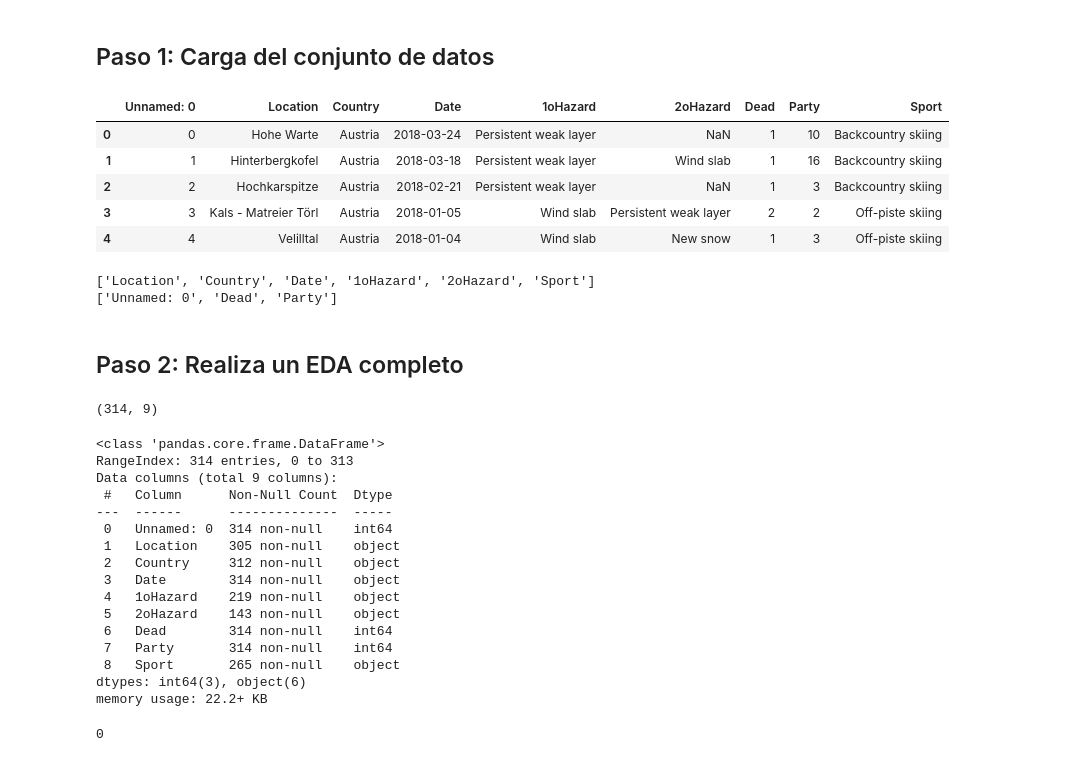
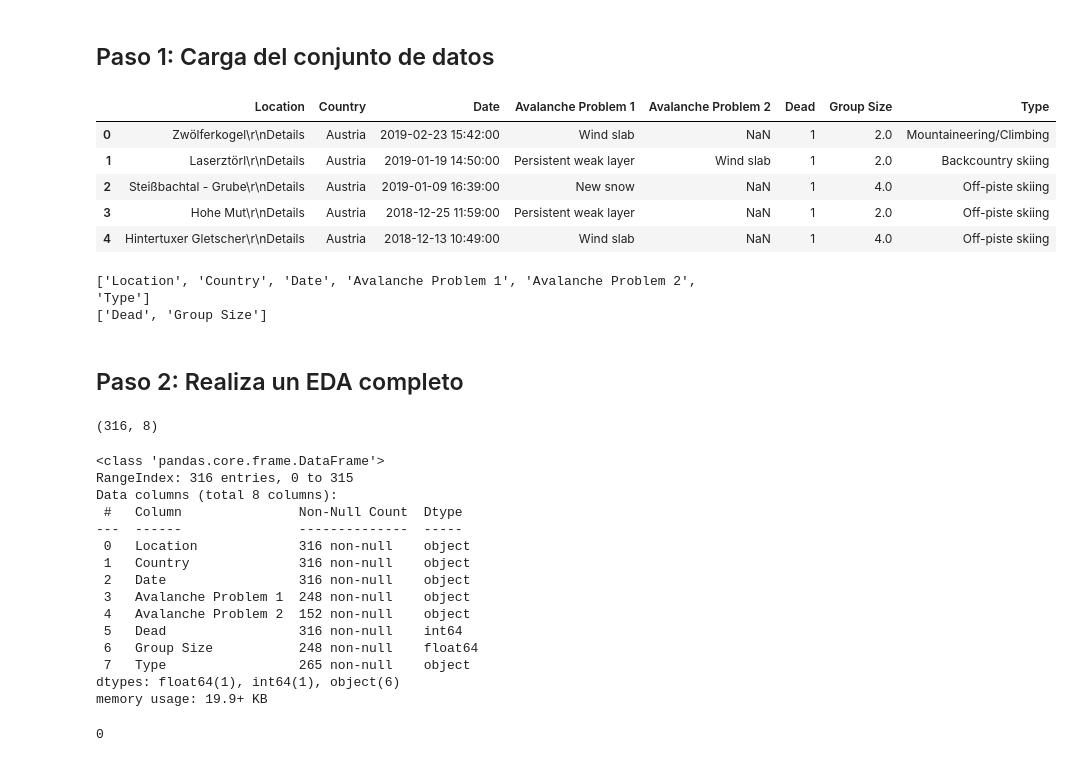
Before and after one commit to jaimed411/EUROPE-AVALANCHES-18-22, a Jupyter notebook: notebooks/explore.ipynb, the cells around one changed output. Saved outputs shown, nothing was run; the diff lists cells and outputs as text; code cells hidden in the pictures.

```diff
--- a/notebooks/explore.ipynb
+++ b/notebooks/explore.ipynb
@@ -3,18 +3,18 @@
 # %%
 # Example importing the CSV here
 
 import pandas as pd
 
 
-dataframe = pd.read_csv('C:/Users/Jaime/Desktop/PROYECTOS DATA SCIENCE/Europe-s-Avalanches-18-22/data/european_avalanches_fatalities.csv')
+dataframe = pd.read_csv('C:/Users/Jaime/Desktop/PROYECTOS DATA SCIENCE/Europe-s-Avalanches-18-22/data/avalanche_fatalities_combined_18-23.csv')
 dataframe.head()
 # %% [output]
-|  | Unnamed: 0 | Location | Country | Date | 1oHazard | 2oHazard | Dead | Party | Sport |
-| 0 | 0 | Hohe Warte | Austria | 2018-03-24 | Persistent weak layer | NaN | 1 | 10 | Backcountry skiing |
-| 1 | 1 | Hinterbergkofel | Austria | 2018-03-18 | Persistent weak layer | Wind slab | 1 | 16 | Backcountry skiing |
-| 2 | 2 | Hochkarspitze | Austria | 2018-02-21 | Persistent weak layer | NaN | 1 | 3 | Backcountry skiing |
-| 3 | 3 | Kals - Matreier Törl | Austria | 2018-01-05 | Wind slab | Persistent weak layer | 2 | 2 | Off-piste skiing |
-| 4 | 4 | Velilltal | Austria | 2018-01-04 | Wind slab | New snow | 1 | 3 | Off-piste skiing |
+|  | Location | Country | Date | Avalanche Problem 1 | Avalanche Problem 2 | Dead | Group Size | Type |
+| 0 | Zwölferkogel\r\nDetails | Austria | 2019-02-23 15:42:00 | Wind slab | NaN | 1 | 2.0 | Mountaineering/Climbing |
+| 1 | Laserztörl\r\nDetails | Austria | 2019-01-19 14:50:00 | Persistent weak layer | Wind slab | 1 | 2.0 | Backcountry skiing |
+| 2 | Steißbachtal - Grube\r\nDetails | Austria | 2019-01-09 16:39:00 | New snow | NaN | 1 | 4.0 | Off-piste skiing |
+| 3 | Hohe Mut\r\nDetails | Austria | 2018-12-25 11:59:00 | Persistent weak layer | NaN | 1 | 2.0 | Off-piste skiing |
+| 4 | Hintertuxer Gletscher\r\nDetails | Austria | 2018-12-13 10:49:00 | Wind slab | NaN | 1 | 4.0 | Off-piste skiing |
 # %%
 # Identificar el tipo de datos de cada columna
 data_types = dataframe.dtypes
@@ -26,35 +26,34 @@ numeric_columns = list(data_types[data_types != 'object'].index)
 print(categorical_columns)
 print(numeric_columns)
 # %% [output]
-['Location', 'Country', 'Date', '1oHazard', '2oHazard', 'Sport']
-['Unnamed: 0', 'Dead', 'Party']
+['Location', 'Country', 'Date', 'Avalanche Problem 1', 'Avalanche Problem 2', 'Type']
+['Dead', 'Group Size']
 # %% [markdown]
 ## Paso 2: Realiza un EDA completo
 # %%
 # Obtener las dimensiones
 dataframe.shape
 # %% [output]
-(314, 9)
+(316, 8)
 # %%
 # Obtener información sobre tipos de datos y valores no nulos
 dataframe.info()
 # %% [output]
 <class 'pandas.core.frame.DataFrame'>
-RangeIndex: 314 entries, 0 to 313
-Data columns (total 9 columns):
- #   Column      Non-Null Count  Dtype
----  ------      --------------  -----
- 0   Unnamed: 0  314 non-null    int64
- 1   Location    305 non-null    object
- 2   Country     312 non-null    object
- 3   Date        314 non-null    object
- 4   1oHazard    219 non-null    object
- 5   2oHazard    143 non-null    object
- 6   Dead        314 non-null    int64
- 7   Party       314 non-null    int64
- 8   Sport       265 non-null    object
-dtypes: int64(3), object(6)
-memory usage: 22.2+ KB
+RangeIndex: 316 entries, 0 to 315
+Data columns (total 8 columns):
+ #   Column               Non-Null Count  Dtype
+---  ------               --------------  -----
+ 0   Location             316 non-null    object
+ 1   Country              316 non-null    object
+ 2   Date                 316 non-null    object
+ 3   Avalanche Problem 1  248 non-null    object
+ 4   Avalanche Problem 2  152 non-null    object
+ 5   Dead                 316 non-null    int64
+ 6   Group Size           248 non-null    float64
+ 7   Type                 265 non-null    object
+dtypes: float64(1), int64(1), object(6)
+memory usage: 19.9+ KB
 # %%
 #Eliminar duplicados
 if dataframe.duplicated().sum() > 0:
```
Also changed, not shown: parts of 1 cell of this notebook.
